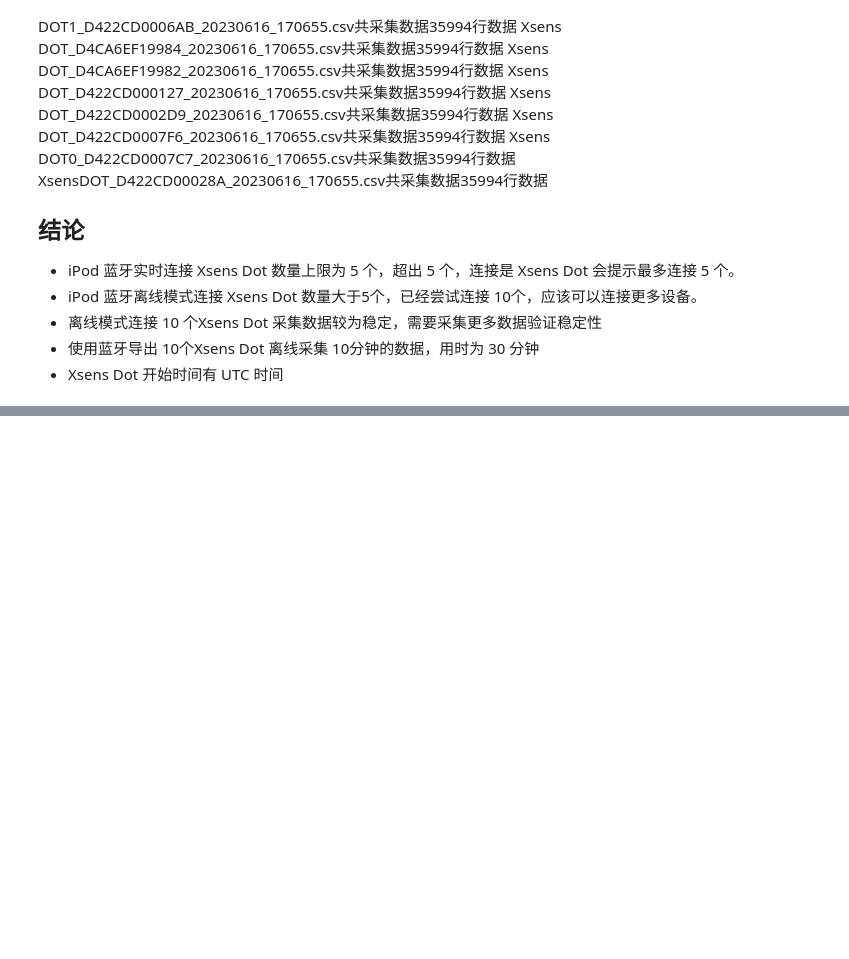
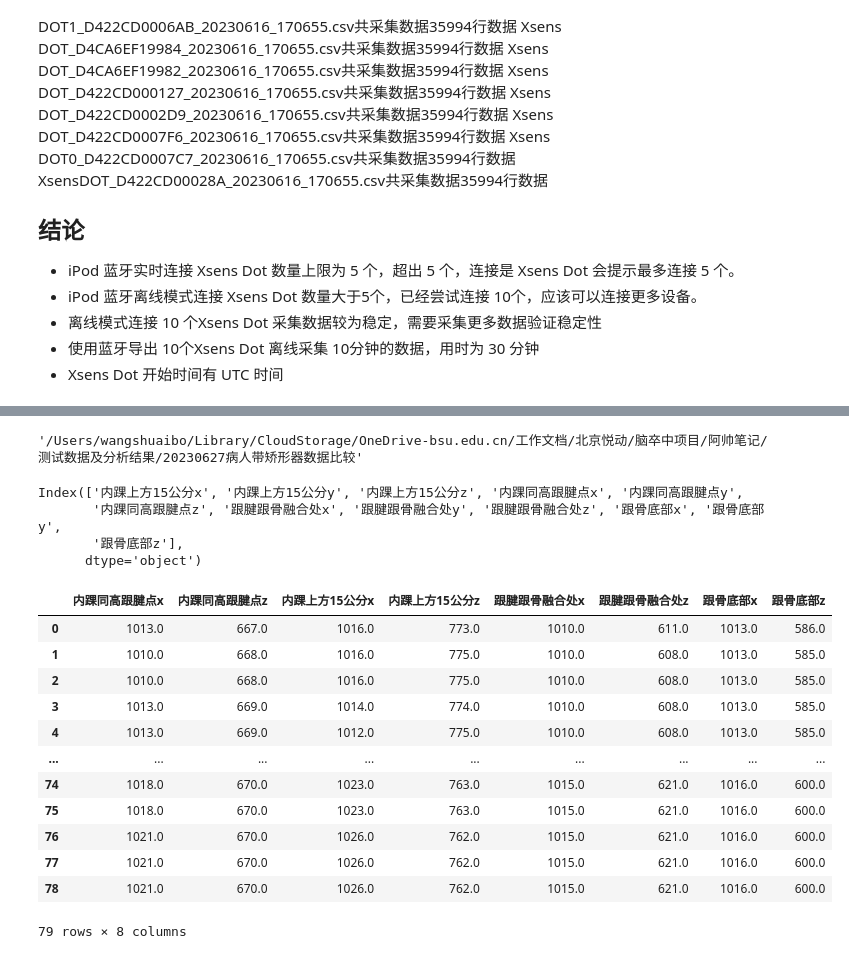
Before and after one commit to Allwillcome/--_----, a Jupyter notebook: Notes/temp.ipynb, the cells around one changed output, grey strips where cells are left out. Drawn from its saved outputs; the diff is of its cells as text; code cells hidden in the pictures; blank space fills up the shorter version.

```diff
--- a/Notes/temp.ipynb
+++ b/Notes/temp.ipynb
@@ -630,0 +705,38 @@ XsensDOT_D422CD00028A_20230616_170655.csv共采集数据35994行数据
+# %%
+# 导入相关的包
+import pandas as pd
+import matplotlib.pyplot as plt
+import numpy as np
+import chardet
+# 定义文件路径
+path = "/Users/wangshuaibo/Library/CloudStorage/OneDrive-bsu.edu.cn/工作文档/北京悦动/脑卒中项目/阿帅笔记/测试数据及分析结果/20230627病人带矫形器数据比较"
+filename1 = "Marker点坐标_无矫形器.TSV"
+filename2 = "Marker点坐标_有矫形器.TSV"
+os.chdir(path)
+# %%
+os.getcwd()
+# %% [output]
+'/Users/wangshuaibo/Library/CloudStorage/OneDrive-bsu.edu.cn/工作文档/北京悦动/脑卒中项目/阿帅笔记/测试数据及分析结果/20230627病人带矫形器数据比较'
+# %%
+# 读取 tsv 文件
+markers = ["内踝上方15公分", "内踝同高跟腱点","跟腱跟骨融合处","跟骨底部"]
+axis = ["x","y","z"]
+columns = [marker+ax for marker in markers for ax in axis]
+def bio_tsv_to_csv(filename):
+    with open(filename,"rb") as f:
+        result = chardet.detect(f.read())
+    encoding = result["encoding"]
+    df = pd.read_csv(filename,encoding=encoding,skiprows=10,sep="\t",header=None)
+    df.columns = columns
+    name, ext = os.path.splitext(filename)
+    df.to_csv(name+".csv",index=None)
+    return df
+df1 = bio_tsv_to_csv(filename1)
+df2 = bio_tsv_to_csv(filename2)
+# %%
+df1.columns
+# %% [output]
+Index(['内踝上方15公分x', '内踝上方15公分y', '内踝上方15公分z', '内踝同高跟腱点x', '内踝同高跟腱点y',
+       '内踝同高跟腱点z', '跟腱跟骨融合处x', '跟腱跟骨融合处y', '跟腱跟骨融合处z', '跟骨底部x', '跟骨底部y',
+       '跟骨底部z'],
+      dtype='object')
@@ -630,0 +779,16 @@ XsensDOT_D422CD00028A_20230616_170655.csv共采集数据35994行数据
+# %%
+df1[select_markers]
+# %% [output]
+|  | 内踝同高跟腱点x | 内踝同高跟腱点z | 内踝上方15公分x | 内踝上方15公分z | 跟腱跟骨融合处x | 跟腱跟骨融合处z | 跟骨底部x | 跟骨底部z |
+| 0 | 1013.0 | 667.0 | 1016.0 | 773.0 | 1010.0 | 611.0 | 1013.0 | 586.0 |
+| 1 | 1010.0 | 668.0 | 1016.0 | 775.0 | 1010.0 | 608.0 | 1013.0 | 585.0 |
+| 2 | 1010.0 | 668.0 | 1016.0 | 775.0 | 1010.0 | 608.0 | 1013.0 | 585.0 |
+| 3 | 1013.0 | 669.0 | 1014.0 | 774.0 | 1010.0 | 608.0 | 1013.0 | 585.0 |
+| 4 | 1013.0 | 669.0 | 1012.0 | 775.0 | 1010.0 | 608.0 | 1013.0 | 585.0 |
+| ... | ... | ... | ... | ... | ... | ... | ... | ... |
+| 74 | 1018.0 | 670.0 | 1023.0 | 763.0 | 1015.0 | 621.0 | 1016.0 | 600.0 |
+| 75 | 1018.0 | 670.0 | 1023.0 | 763.0 | 1015.0 | 621.0 | 1016.0 | 600.0 |
+| 76 | 1021.0 | 670.0 | 1026.0 | 762.0 | 1015.0 | 621.0 | 1016.0 | 600.0 |
+| 77 | 1021.0 | 670.0 | 1026.0 | 762.0 | 1015.0 | 621.0 | 1016.0 | 600.0 |
+| 78 | 1021.0 | 670.0 | 1026.0 | 762.0 | 1015.0 | 621.0 | 1016.0 | 600.0 |
+79 rows × 8 columns
```
Also changed, not shown: parts of 21 cells of this notebook.
